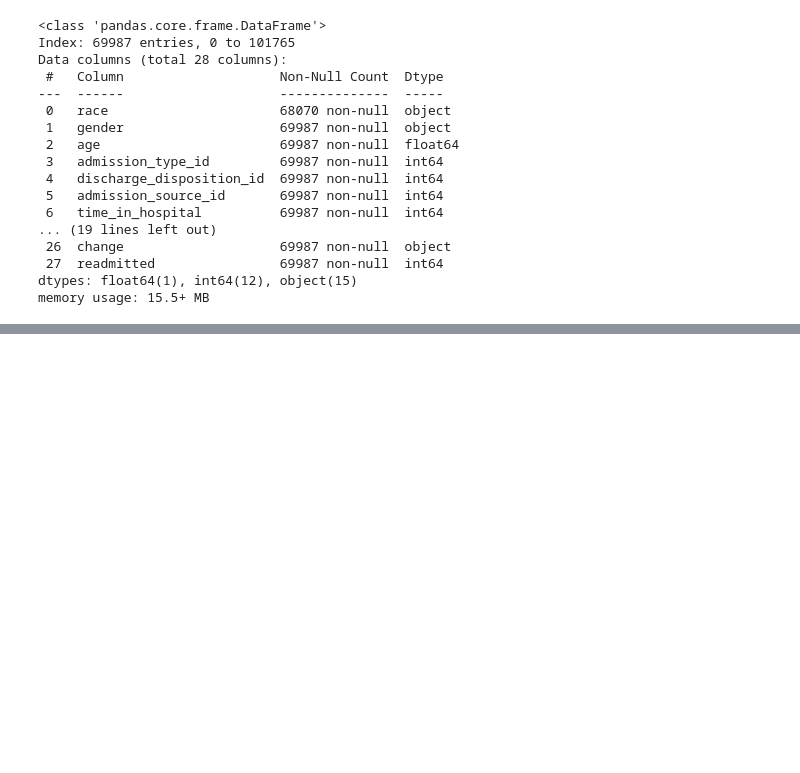
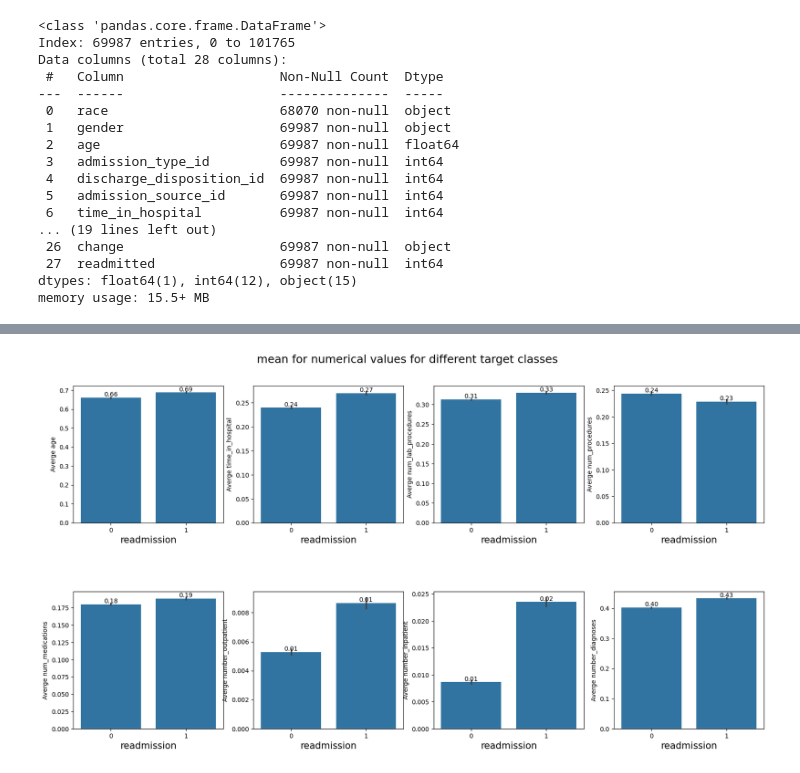
Before and after one commit to abhitoshj/diabetes-readmission, a Jupyter notebook: diabetes-readmission.ipynb, the cells around one changed output, grey strips where cells are left out. Cells and saved outputs as stored; diff of their text form; code cells hidden in the pictures; blank space fills up the shorter version.

Commit message:
feat: some numerical column analysis with scaling

```diff
--- a/diabetes-readmission.ipynb
+++ b/diabetes-readmission.ipynb
@@ -527,0 +531,4 @@ memory usage: 15.5+ MB
+# %%
+numerical_cols = [
+    'age', 'time_in_hospital', 'num_lab_procedures', 'num_procedures', 'num_medications', 'number_outpatient', 'number_inpatient', 'number_diagnoses'
+]
@@ -527,0 +547,9 @@ memory usage: 15.5+ MB
+# %%
+# Assuming df is your DataFrame and numerical_cols is a list of numerical column names
+# Initialize the StandardScaler
+scaler = MinMaxScaler()
+
+# Fit and transform the numerical columns
+df[numerical_cols] = scaler.fit_transform(df[numerical_cols])
+
+df
@@ -527,0 +570,17 @@ memory usage: 15.5+ MB
+# %%
+import seaborn as sns
+fig, axs = plt.subplots(nrows=2, ncols=4, figsize=(20, 10))
+plt.subplots_adjust(hspace=0.5)
+fig.suptitle("mean for numerical values for different target classes",
+             fontsize=18,
+             y=0.95)
+
+for column, ax in zip(numerical_cols, axs.ravel()):
+    sns.barplot(x=df['readmitted'], y=df[column], ax=ax)
+    ax.set_xlabel("readmission", fontsize=15)
+    ax.set_ylabel(f"Averge {column}", fontsize=10)
+    for container in ax.containers:
+        ax.bar_label(container, fontsize=10, fmt='%.2f')
+plt.show()
+# %% [output]
+[figure, added]
```
Also changed, not shown: parts of 7 cells of this notebook.
